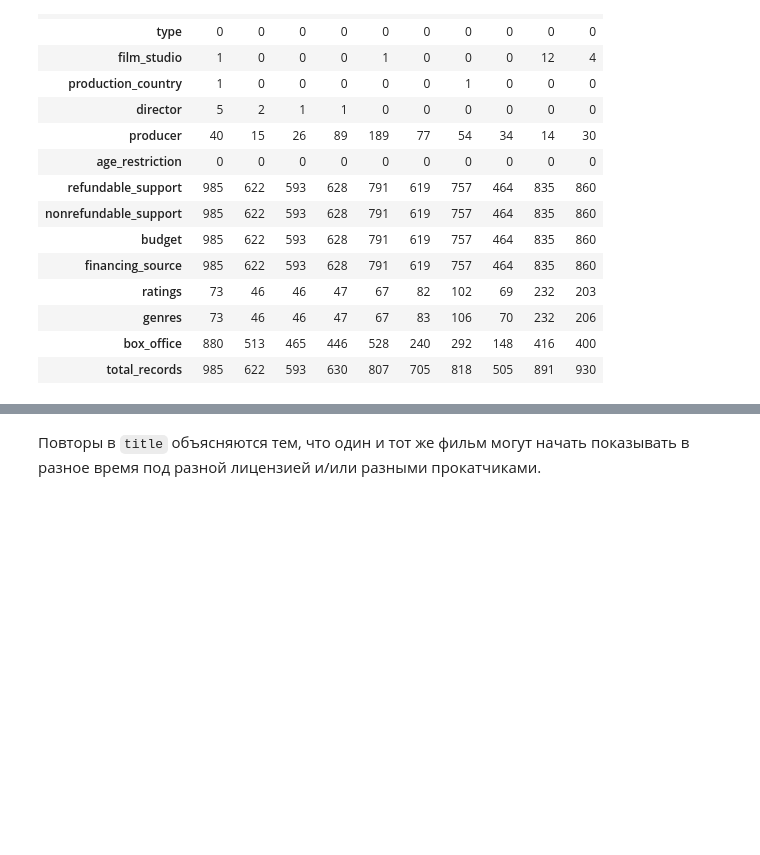
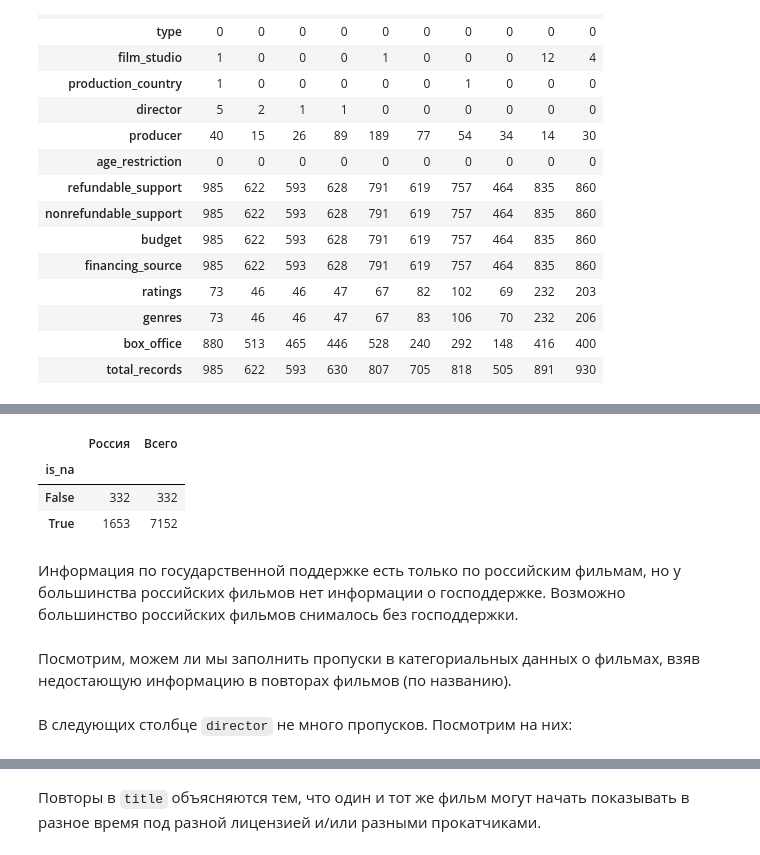
Before and after one commit to ArtyomRasskazov/Practicum, a Jupyter notebook: 1-4-russian-film-distribution.ipynb, the cells around one changed output, grey strips where cells are left out. Drawn from its saved outputs; the diff is of its cells as text; code cells hidden in the pictures; blank space fills up the shorter version.

```diff
--- a/1-4-russian-film-distribution.ipynb
+++ b/1-4-russian-film-distribution.ipynb
@@ -145,0 +108,4 @@ Name: ratings, dtype: object
+# %%
+# False - не выводить пропуски
+invalid_raitings = df_mkrf_movies[df_mkrf_movies['ratings'].str.contains('[^0-9.]').fillna(False)]
+invalid_raitings
@@ -146,7 +130,7 @@ Name: ratings, dtype: object
 # %% [markdown]
 Часть данных хранится в формате процентов, хотя обычно для рейтингов используют десятибальную систему. Перепишем проценты в этих строках как доли от 10 баллов, а затем приведём всё к числу. Убедимся, что предельные значения находятся в диапазоне 1..10.
 # %%
-df_mkrf_movies.loc[invalid_raitings.index, 'ratings'] = invalid_raitings.str[0] + '.' + invalid_raitings.str[0]
+df_mkrf_movies.loc[invalid_raitings.index, 'ratings'] = invalid_raitings['ratings'].str[0] + '.' + invalid_raitings['ratings'].str[1]
 
 df_mkrf_movies['ratings'] = pd.to_numeric(df_mkrf_movies['ratings'])
 
@@ -231,2 +221,21 @@ df_nans.groupby(by='year').agg(sum).transpose()
+# %%
+# TODO: возможно можно написать как-то проще и нагляднее
+
+tmp = df_mkrf_movies.budget.isna().rename('is_na').to_frame()
+
+tmp['is_rus'] = df_mkrf_movies.production_country.str.contains('Россия')
+
+display(tmp.groupby(['is_na']).agg(['sum', 'count']).set_axis(['Россия', 'Всего'], axis=1))
+
+del tmp
+# %% [output]
+|  | Россия | Всего |
+| is_na |  |  |
+| False | 332 | 332 |
+| True | 1653 | 7152 |
+# %% [markdown]
+Информация по государственной поддержке есть только по российским фильмам, но у большинства российских фильмов нет информации о господдержке. Возможно большинство российских фильмов снималось без господдержки.
+# %% [markdown]
+Посмотрим, можем ли мы заполнить пропуски в категориальных данных о фильмах, взяв недостающую информацию в повторах фильмов (по названию).
 # %%
 # TODO: мог бы и получше имя выбрать
@@ -235,6 +248,8 @@ def get_other_records(df: pd.DataFrame, column_name: str) -> pd.DataFrame:
     na_in_movies = df.loc[df[column_name].isna(), 'title']
 
     return df[df['title'].isin(na_in_movies)].sort_values(by='title')
+# %% [markdown]
+В следующих столбцe `director` не много пропусков. Посмотрим на них:
 # %%
 get_other_records(df_mkrf_movies, 'director')
 # %% [output]
```
Also changed, not shown: parts of 40 cells of this notebook.
